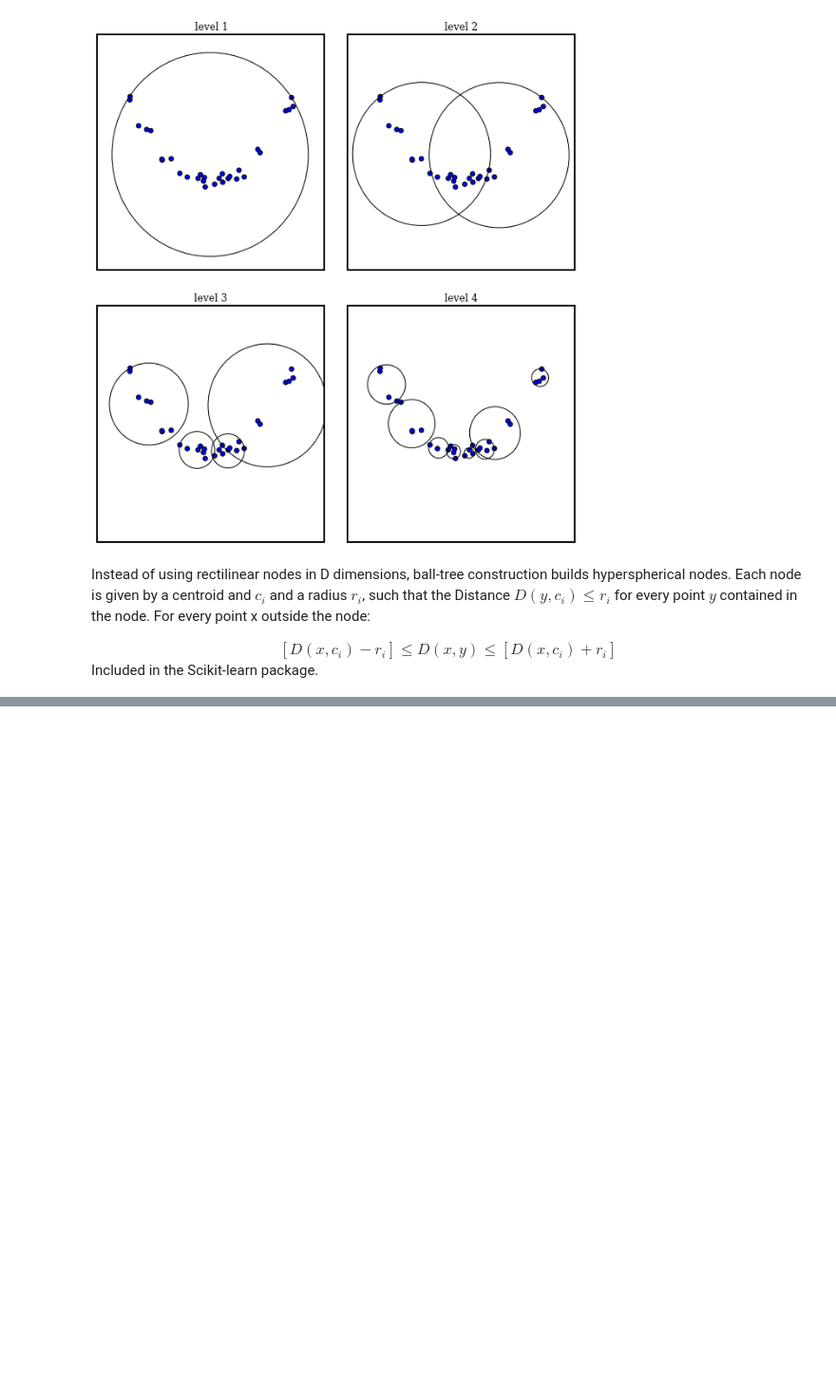
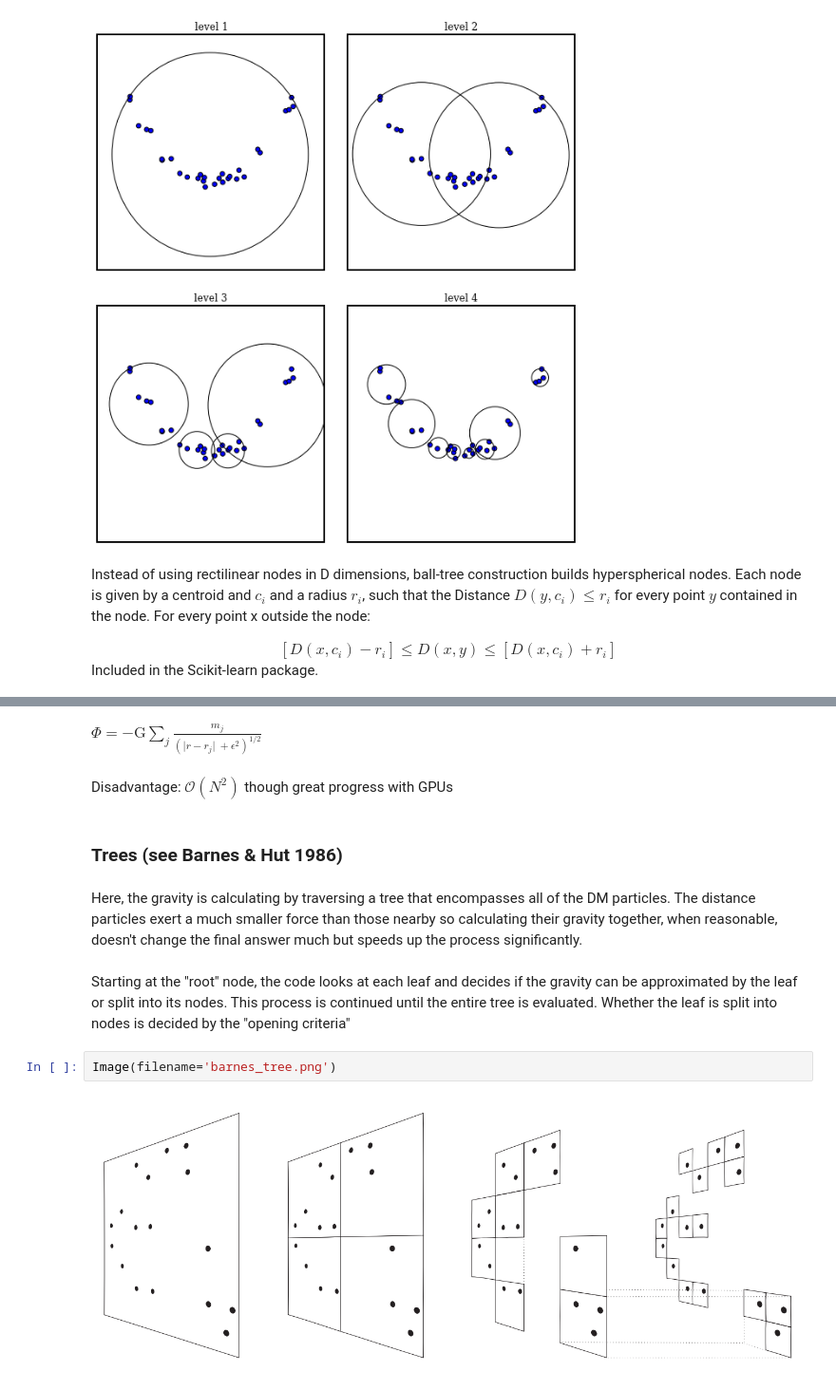
Before and after one commit to seclark/machine_learning, a Jupyter notebook: tree codes.ipynb, the cells around one changed output, grey strips where cells are left out. Shown at 95% size. Drawn from its saved outputs; the diff is of its cells as text; blank space fills up the shorter version.

Commit message:
tree codes

```diff
--- a/tree codes.ipynb
+++ b/tree codes.ipynb
@@ -437,0 +457,14 @@ Included in the Scikit-learn package.
+# %% [markdown]
+$\Phi = - \mathrm{G} \sum\limits_j \frac{m_j}{(\lvert r - r_j\rvert\ + \epsilon^2)^{1/2}}$
+# %% [markdown]
+Disadvantage: $\mathcal{O}(N^2)$ though great progress with GPUs
+# %% [markdown]
+### Trees (see Barnes & Hut 1986)
+# %% [markdown]
+Here, the gravity is calculating by traversing a tree that encompasses all of the DM particles. The distance particles exert a much smaller force than those nearby so calculating their gravity together, when reasonable, doesn't change the final answer much but speeds up the process significantly.
+# %% [markdown]
+Starting at the "root" node, the code looks at each leaf and decides if the gravity can be approximated by the leaf or split into its nodes.  This process is continued until the entire tree is evaluated. Whether the leaf is split into nodes is decided by the "opening criteria"
+# %%
+Image(filename='barnes_tree.png')
+# %% [output]
+[figure, added]
```
Also changed, not shown: parts of 25 cells of this notebook, 4 other files.
